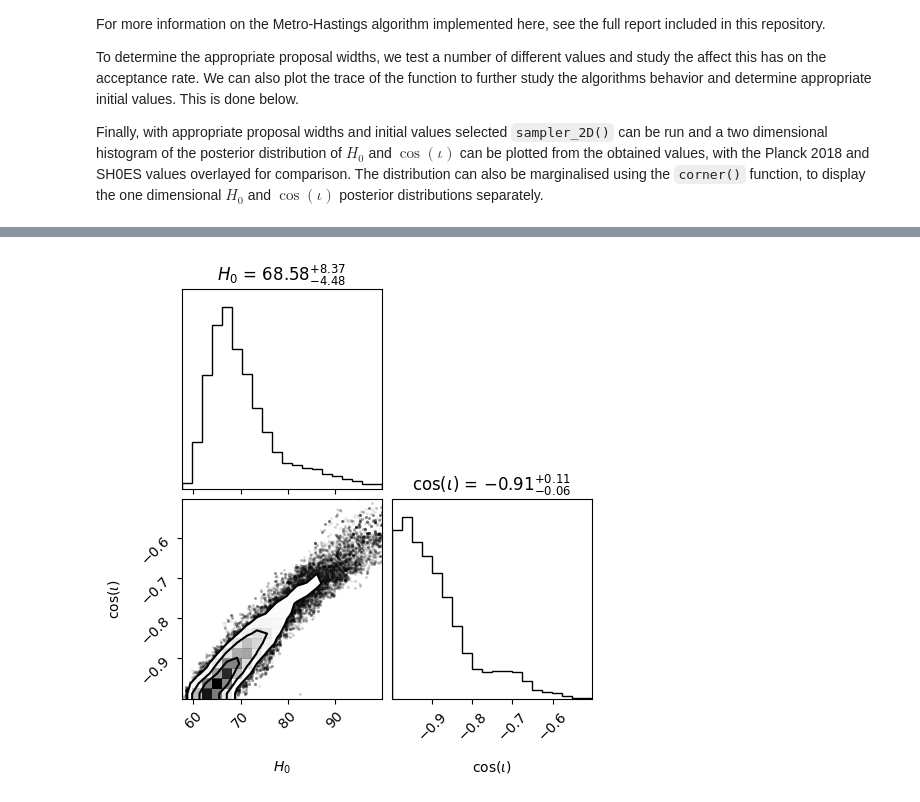
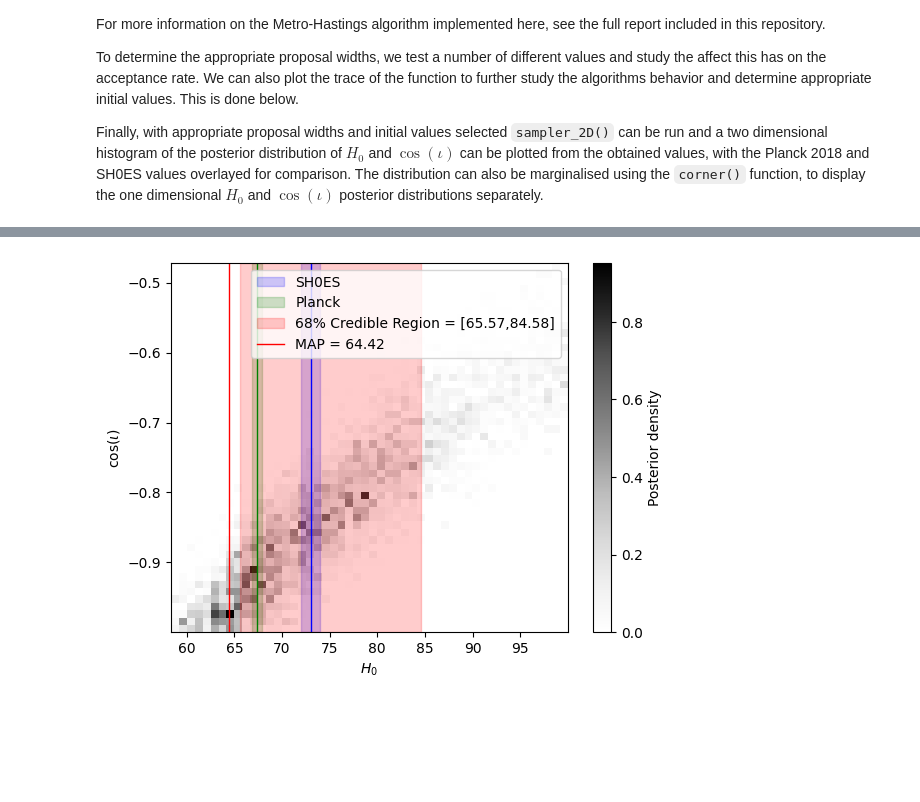
Before and after one commit to mjpineda-rug/GW1_H0_Sirens, a Jupyter notebook: notebooks/GW_notebook.ipynb, the cells around one changed output, grey strips where cells are left out. Saved outputs shown, nothing was run; the diff lists cells and outputs as text; code cells hidden in the pictures; blank space fills up the shorter version.

```diff
--- a/notebooks/GW_notebook.ipynb
+++ b/notebooks/GW_notebook.ipynb
@@ -39,7 +40,7 @@ d_l = df['luminosity_distance_Mpc']
 cos_iota = df['costheta_jn']
 
 z = 0.009877        # redshift from https://ned.ipac.caltech.edu/byname?objname=ngc+4993&hconst=67.8&omegam=0.308&omegav=0.692&wmap=4&corr_z=1
-# z_uncert = 1.67e-5 do we need to take this into account?
+z_uncert = 1.67e-5
 
 c = 299792.458      # speed of light in km/s from https://physics.nist.gov/cgi-bin/cuu/Value?c
 
@@ -146,7 +147,7 @@ kde_bandwidths = [0.1,1,10]
 likelihoods = [likelihood_function(bw) for bw in kde_bandwidths]
 # %%
 plt.figure(figsize=(6,5))
-fig,ax = plt.subplots(1,3, figsize=(18,5))
+fig,ax = plt.subplots(1,len(kde_bandwidths), figsize=(18,5))
 for i, bw in enumerate(kde_bandwidths):
     ax[i].contourf(H_0_grid, cos_iota_grid, likelihoods[i], levels=50)
     ax[i].set_xlabel("H0")
@@ -303,0 +326,9 @@ H0 = 68.58 (+8.37, -4.48)
+# %%
+# error term due to redshift uncertainty
+delta_H0_zs = [MAP[i] * z**(-1) * z_uncert for i in range(len(kde_bandwidths))]
+low_with_z_corr = [np.sqrt(lows[i]**2+delta_H0_zs[i]**2) for i in range(len(kde_bandwidths))]
+high_with_z_corr = [np.sqrt(highs[i]**2+delta_H0_zs[i]**2) for i in range(len(kde_bandwidths))]
+
+print(delta_H0_zs)
+for i in range(len(kde_bandwidths)):
+    print(f"For a KDE bandwidth {kde_bandwidths[i]} of H0 = {MAP[i]} (+{high_with_z_corr[i] - MAP[i]}, -{MAP[i] - low_with_z_corr[i]})")
@@ -304,42 +345,37 @@ H0 = 68.58 (+8.37, -4.48)
 # %%
-plt.hist2d(samples[:, 0], samples[:, 1], bins=50, density=True,cmap='Greys')
-plt.xlabel(r"$H_0$")
-plt.ylabel(r"cos($\iota$)")
-plt.colorbar(label="Posterior density")
+for i in range(len(kde_bandwidths)):
+    plt.hist2d(samples[i][:, 0], samples[i][:, 1], bins=50, density=True,cmap='Greys')
+    plt.xlabel(r"$H_0$")
+    plt.ylabel(r"cos($\iota$)")
+    plt.colorbar(label="Posterior density")
 
-plt.axvspan(
-    shoes_mean - shoes_sigma,
-    shoes_mean + shoes_sigma,
-    color='blue',
-    alpha=0.2,
-    label='SH0ES'
-)
-plt.axvline(shoes_mean, color='blue', linewidth=1)
+    plt.axvspan(
+        shoes_mean - shoes_sigma,
+        shoes_mean + shoes_sigma,
+        color='blue',
+        alpha=0.2,
+        label='SH0ES'
+    )
+    plt.axvline(shoes_mean, color='blue', linewidth=1)
 
-plt.axvspan(
-    planck_mean - planck_sigma,
-    planck_mean + planck_sigma,
-    color='green',
-    alpha=0.2,
-    label='Planck'
-)
-plt.axvline(planck_mean, color='green', linewidth=1)
+    plt.axvspan(
+        planck_mean - planck_sigma,
+        planck_mean + planck_sigma,
+        color='green',
+        alpha=0.2,
+        label='Planck'
+    )
+    plt.axvline(planck_mean, color='green', linewidth=1)
 
-plt.axvspan(
-    low,
-    high,
-    color='red',
-    alpha=0.2,
-    label=f'68% Credible Region = [{low:.2f},{high:.2f}]'
-)
-plt.axvline(median, color='red', linewidth=1,label=f"Median = {median:.2f}")
+    plt.axvspan(
+        low_with_z_corr[i],
+        high_with_z_corr[i],
+        color='red',
+        alpha=0.2,
+        label=f'68% Credible Region = [{low_with_z_corr[i]:.2f},{high_with_z_corr[i]:.2f}]'
+    )
+    plt.axvline(MAP[i], color='red', linewidth=1,label=f"MAP = {MAP[i]:.2f}")
 
-plt.legend()
-plt.show()
-
-fig = corner.corner(
-    samples,
-    labels=["$H_0$", "cos($\\iota$)"],
-    show_titles=True
-)
+    plt.legend()
+    plt.show()
 # %% [output]
@@ -347 +383 @@ fig = corner.corner(
-[figure, old version]
+[figure, new version]
```
Also changed, not shown: parts of 8 cells of this notebook.
